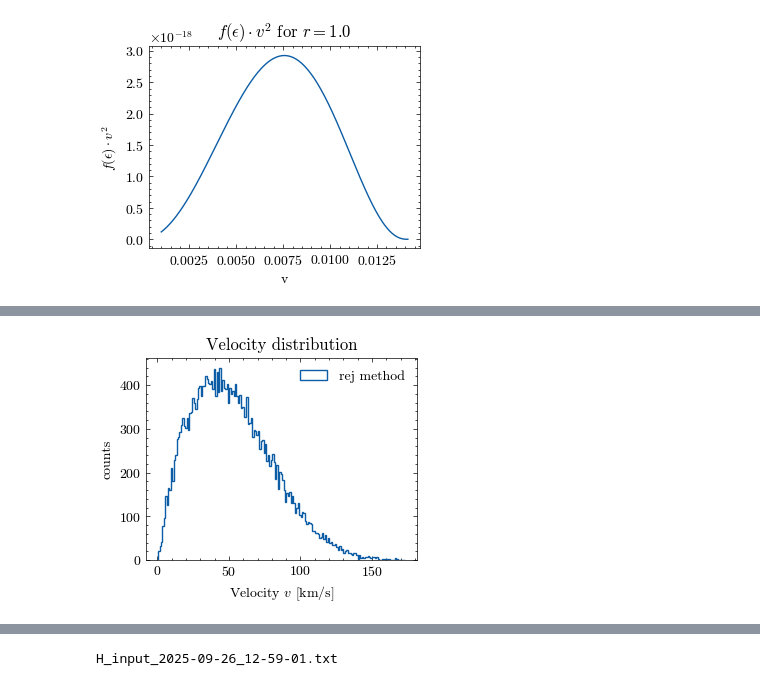
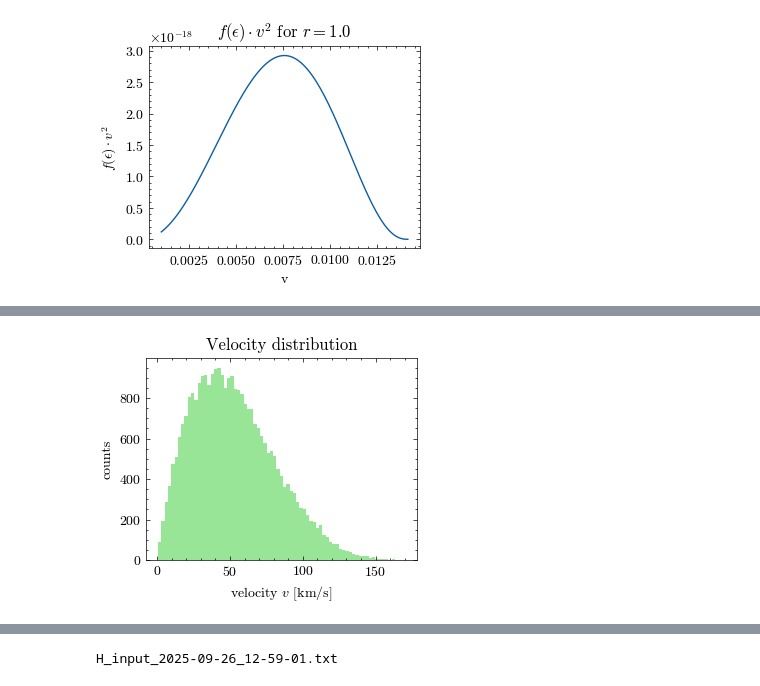
Before and after one commit to lisam10/stellar_systems_dynamics2024, a Jupyter notebook: final_exercise/Hernquist_new.ipynb, the cells around one changed output, grey strips where cells are left out. Saved outputs shown, nothing was run; the diff lists cells and outputs as text; code cells hidden in the pictures.

```diff
--- a/final_exercise/Hernquist_new.ipynb
+++ b/final_exercise/Hernquist_new.ipynb
@@ -443,13 +443,13 @@ print(max(v_particles))
 # %%
 plt.figure()
-plt.hist(v_particles * v_conver * u.km/u.cm / 100000, histtype = 'step', bins = int(np.sqrt(n)), label = 'rej method')
-plt.xlabel("Velocity $v$ [km/s]")
+plt.hist(v_particles * v_conver * u.km/u.cm / 100000,  bins = 75, color='limegreen',alpha=0.5)
+plt.xlabel("velocity $v$ [km/s]")
 plt.ylabel("counts")
 plt.title("Velocity distribution")
-plt.legend()
+plt.savefig('v_modulus.svg')
 plt.show()
 # %% [output]
-[figure, old version]
+[figure, new version]
 # %%
 eps_particles = - (compute_potential(radius_s) + 0.5*v_particles**2)
 print(min(eps_particles))
```
Also changed, not shown: parts of 18 cells of this notebook, 7 other files.
